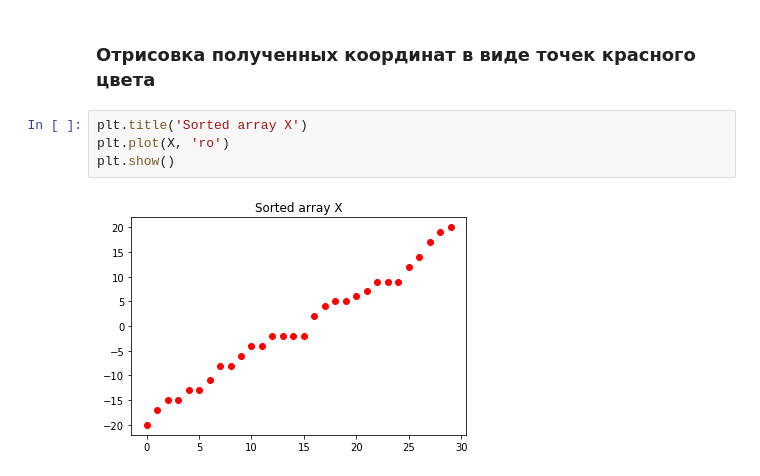
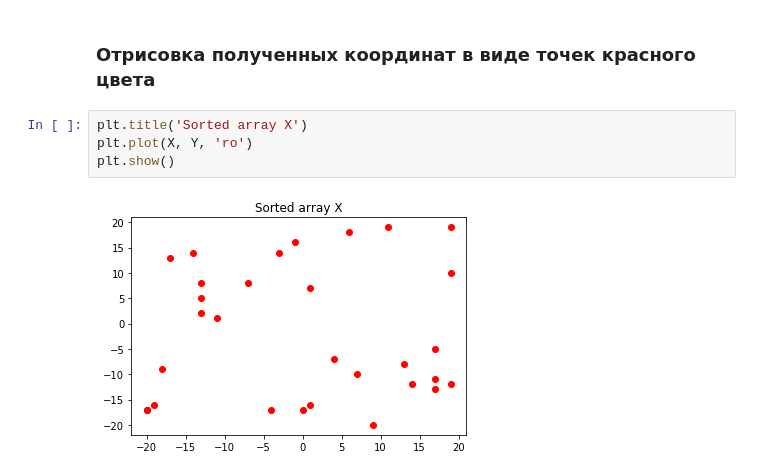
Before and after one commit to Akhalax/machine-learning-onpu-practice, a Jupyter notebook: Assignment-1/Task1.ipynb, the cells around one changed output. Drawn from its saved outputs; the diff is of its cells as text.

Commit message:
One more correction. Plotting red coordinates.

```diff
--- a/Assignment-1/Task1.ipynb
+++ b/Assignment-1/Task1.ipynb
@@ -70,7 +72,7 @@ Sorted array X:
 ### Отрисовка полученных координат в виде точек красного цвета
 # %%
 plt.title('Sorted array X')
-plt.plot(X, 'ro')
+plt.plot(X, Y, 'ro')
 plt.show()
 # %% [output]
-[figure, old version]
+[figure, new version]
```
Also changed, not shown: parts of 3 cells of this notebook.
